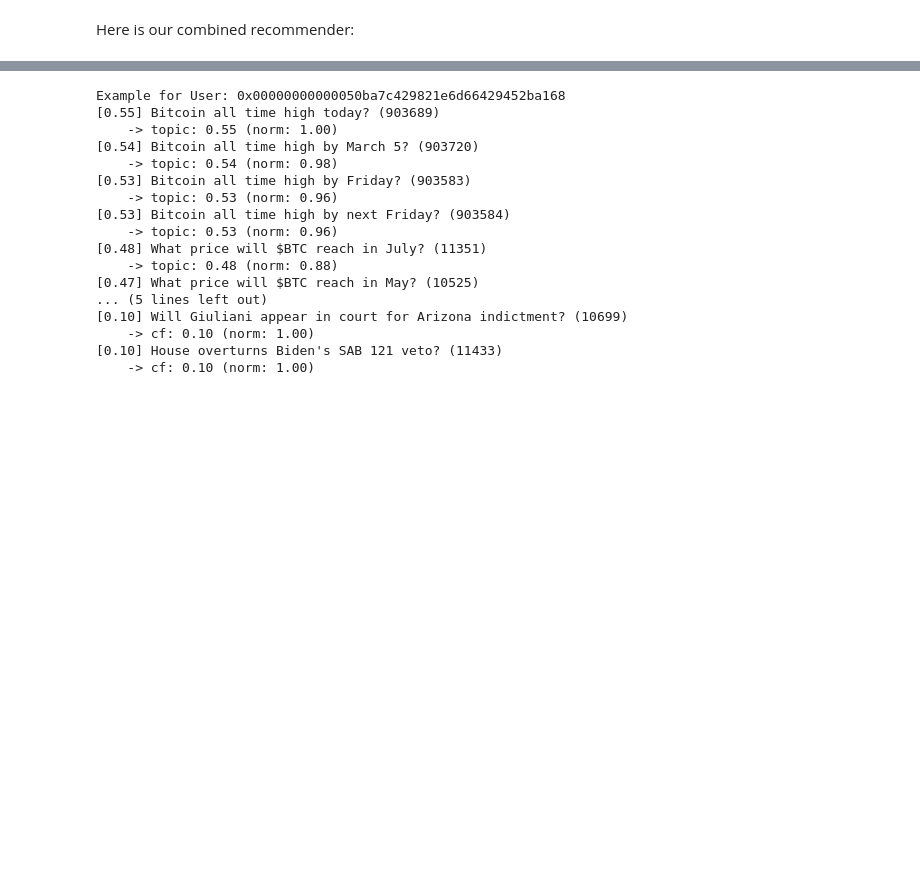
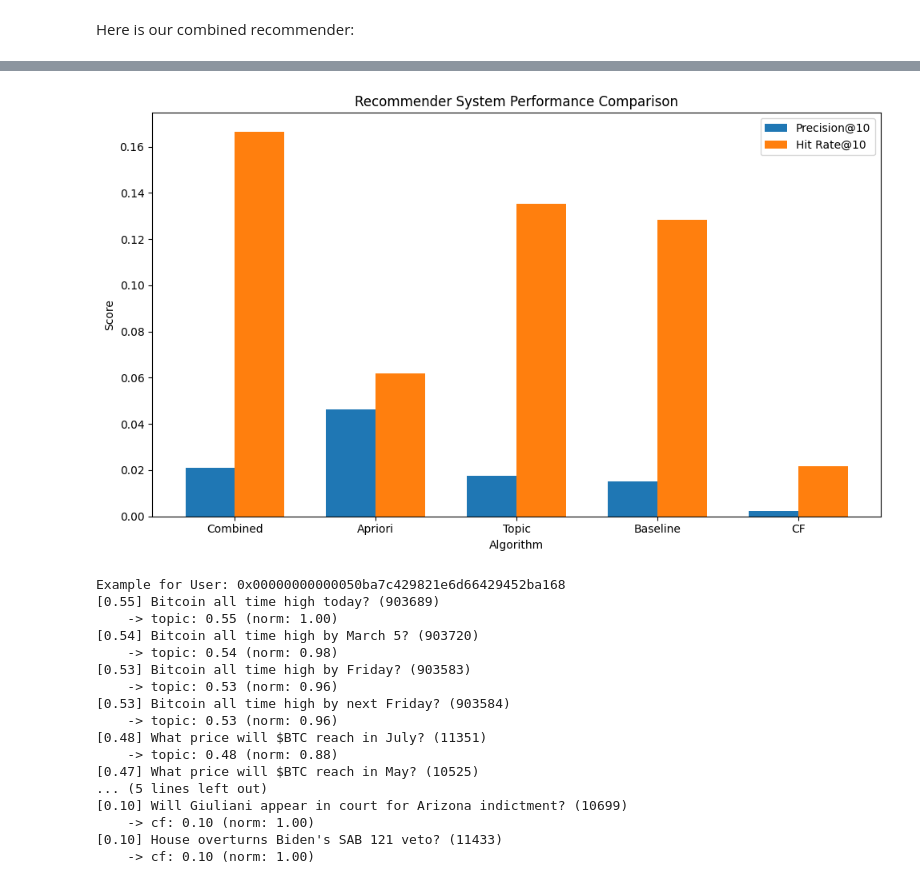
Before and after one commit to KostyalBalint/polymarket-computational-tools, a Jupyter notebook: Combined_recommendation.ipynb, the cells around one changed output, grey strips where cells are left out. Cells and saved outputs as stored; diff of their text form; code cells hidden in the pictures; blank space fills up the shorter version.

Commit message:
added popularity baseline results

```diff
--- a/Combined_recommendation.ipynb
+++ b/Combined_recommendation.ipynb
@@ -444,3 +478,27 @@ for algo in ['combined', 'cf', 'apriori', 'topic', 'baseline']:
+# %%
+import matplotlib.pyplot as plt
+import numpy as np
+
+algorithms = ['Combined', 'Apriori', 'Topic', 'Baseline', 'CF']
+precision = [0.0209, 0.0462, 0.0175, 0.0151, 0.0024]
+hit_rate = [0.1663, 0.0618, 0.1353, 0.1284, 0.0217]
+
+x = np.arange(len(algorithms))
+width = 0.35
+
+fig, ax = plt.subplots(figsize=(10, 6))
+bars1 = ax.bar(x - width/2, precision, width, label='Precision@10')
+bars2 = ax.bar(x + width/2, hit_rate, width, label='Hit Rate@10')
+
+ax.set_ylabel('Score')
+ax.set_xlabel('Algorithm')
+ax.set_xticks(x)
+ax.set_xticklabels(algorithms)
+ax.legend()
+plt.title('Recommender System Performance Comparison')
+plt.tight_layout()
+# %% [output]
+[figure, added]
 # %%
 example_user = list(test_groups.groups.keys())[0]
 
```
Also changed, not shown: parts of 5 cells of this notebook, 2 other files.
